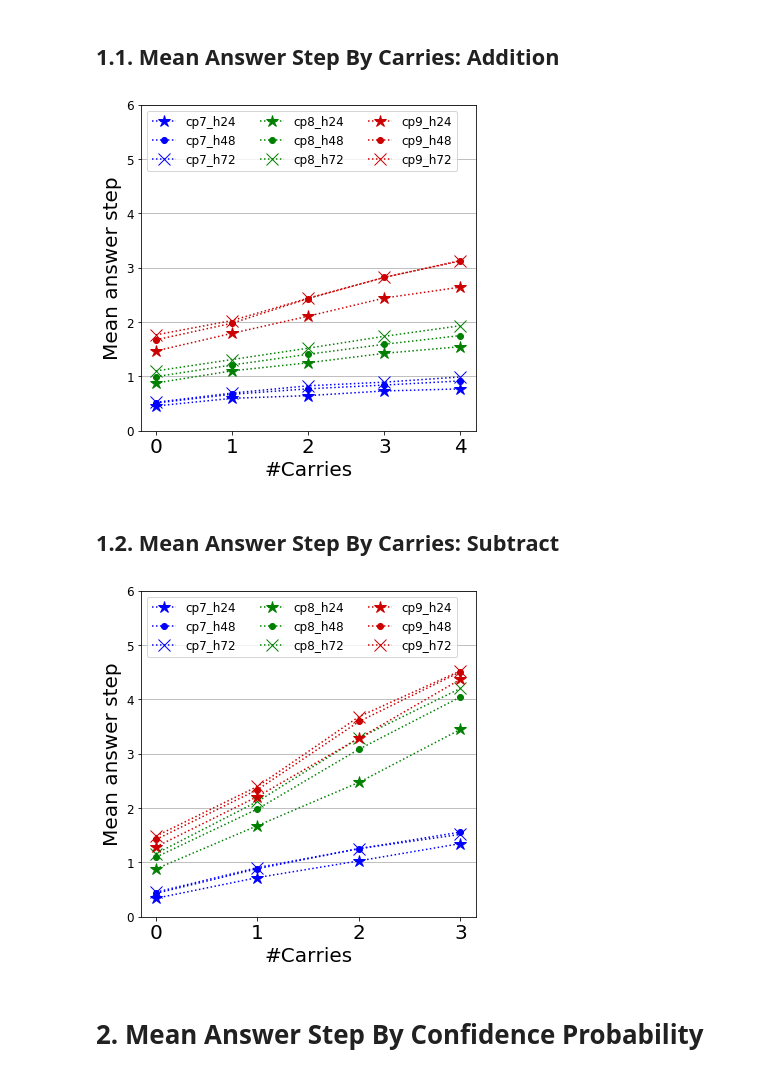
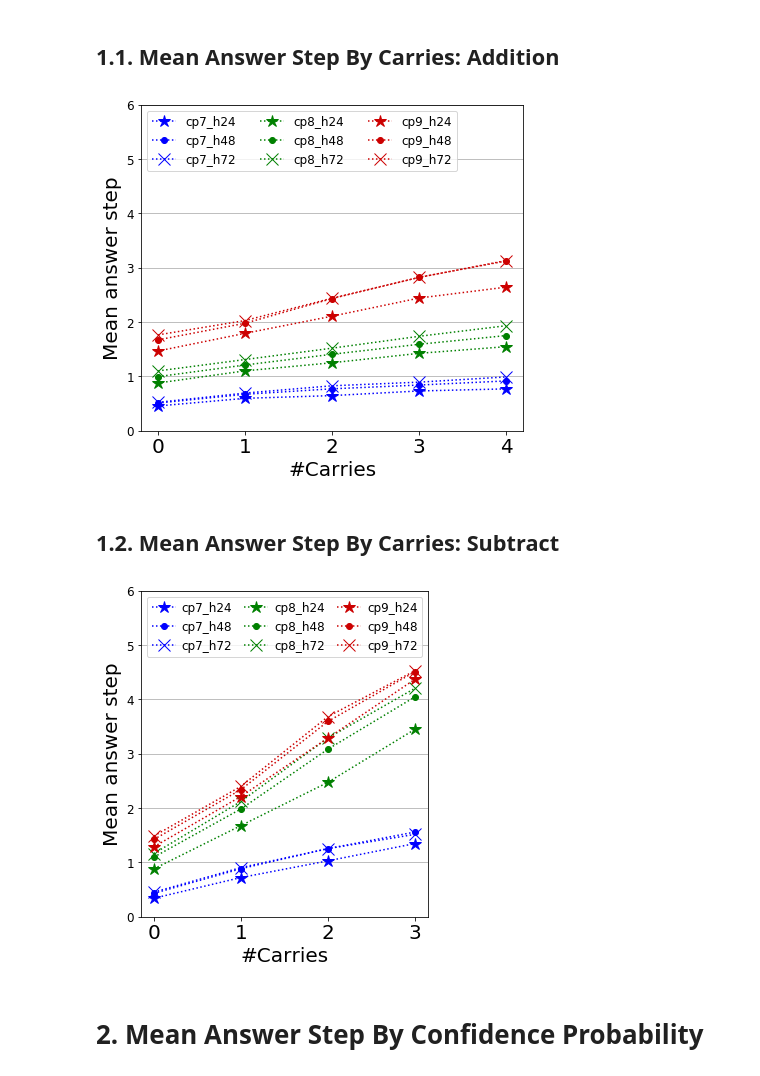
Before and after one commit to sungjae-cho/arithmetic-neural-nets, a Jupyter notebook: 02-1_plot_run_info_stat_iccm2019.ipynb, the cells around one changed output. Cells and saved outputs as stored; diff of their text form; code cells hidden in the pictures.

Commit message:
Update plot images for iccm2019.

```diff
--- a/02-1_plot_run_info_stat_iccm2019.ipynb
+++ b/02-1_plot_run_info_stat_iccm2019.ipynb
@@ -36,7 +36,8 @@ df_mean_answer_step_by_carries_add_cp9_h72 = pd.read_csv(join(config.dir_result_
 # %%
 x = df_mean_answer_step_by_carries_add_cp7_h24['carries'].unique()
 
-plt.figure(figsize=(6, 6))
+n_carry_types = 5
+plt.figure(figsize=(2 * 6 / 7 * (n_carry_types-1), 6))
 plt.xlabel('#Carries', fontsize=font_size['xlabel'])
 plt.ylabel('Mean answer step', fontsize=font_size['ylabel'])
 plt.tick_params(axis='x', labelsize=font_size['xtick'])
@@ -69,34 +70,34 @@ plt.plot(x, y, color='g', linestyle=':', marker='*', markersize=markersize, labe
 
 y = df_mean_answer_step_by_carries_add_cp8_h48.groupby('carries').mean()['mean_answer_steps'].values
 e = df_mean_answer_step_by_carries_add_cp8_h48.groupby('carries').std()['mean_answer_steps'].values
 #plt.errorbar(x, y, e, fmt='b:o', ecolor='orange', capsize=3, label='cp8_h48')
 plt.plot(x, y, color='g', linestyle=':', marker='.', markersize=markersize, label='cp8_h48')
 
 y = df_mean_answer_step_by_carries_add_cp8_h72.groupby('carries').mean()['mean_answer_steps'].values
 e = df_mean_answer_step_by_carries_add_cp8_h72.groupby('carries').std()['mean_answer_steps'].values
 #plt.errorbar(x, y, e, fmt='b:o', ecolor='orange', capsize=3, label='cp8_h72')
 plt.plot(x, y, color='g', linestyle=':', marker='x', markersize=markersize, label='cp8_h72')
 
 y = df_mean_answer_step_by_carries_add_cp9_h24.groupby('carries').mean()['mean_answer_steps'].values
 e = df_mean_answer_step_by_carries_add_cp9_h24.groupby('carries').std()['mean_answer_steps'].values
 #plt.errorbar(x, y, e, fmt='g:o', ecolor='orange', capsize=3, label='cp9_h24')
 plt.plot(x, y, color='#cc0000', linestyle=':', marker='*', markersize=markersize, label='cp9_h24')
 
 y = df_mean_answer_step_by_carries_add_cp9_h48.groupby('carries').mean()['mean_answer_steps'].values
 e = df_mean_answer_step_by_carries_add_cp9_h48.groupby('carries').std()['mean_answer_steps'].values
 #plt.errorbar(x, y, e, fmt='g:o', ecolor='orange', capsize=3, label='cp9_h48')
 plt.plot(x, y, color='#cc0000', linestyle=':', marker='.', markersize=markersize, label='cp9_h48')
 
 y = df_mean_answer_step_by_carries_add_cp9_h72.groupby('carries').mean()['mean_answer_steps'].values
 e = df_mean_answer_step_by_carries_add_cp9_h72.groupby('carries').std()['mean_answer_steps'].values
 #plt.errorbar(x, y, e, fmt='g:o', ecolor='orange', capsize=3, label='cp9_h72')
 plt.plot(x, y, color='#cc0000', linestyle=':', marker='x', markersize=markersize, label='cp9_h72')
 
 plt.legend(ncol=3, loc='upper left', fontsize=12)
 
 save_fig('mean_answer_step_by_carries-add', 'iccm2019')
 # %% [output]
-[figure, old version]
+[figure, new version]
 # %% [markdown]
 ## 1.2. Mean Answer Step By Carries: Subtract
 # %%
@@ -114,7 +115,8 @@ df_mean_answer_step_by_carries_sub_cp9_h72 = pd.read_csv(join(config.dir_result_
 # %%
 x = df_mean_answer_step_by_carries_sub_cp7_h24['carries'].unique()
 
-plt.figure(figsize=(6, 6))
+n_carry_types = 4
+plt.figure(figsize=(2 * 6 / 7 * (n_carry_types-1), 6))
 plt.xlabel('#Carries', fontsize=font_size['xlabel'])
 plt.ylabel('Mean answer step', fontsize=font_size['ylabel'])
 plt.tick_params(axis='x', labelsize=font_size['xtick'])
@@ -170,11 +172,11 @@ e = df_mean_answer_step_by_carries_sub_cp9_h72.groupby('carries').std()['mean_an
 #plt.errorbar(x, y, e, fmt='g:o', ecolor='orange', capsize=3, label='cp9_h72')
 plt.plot(x, y, color='#cc0000', linestyle=':', marker='x', markersize=markersize, label='cp9_h72')
 
-plt.legend(ncol=3, loc='upper left', fontsize=12)
+plt.legend(ncol=3, loc='upper left', fontsize=12, handletextpad=0.5, columnspacing=1)
 
 save_fig('mean_answer_step_by_carries-sub', 'iccm2019')
 # %% [output]
-[figure, old version]
+[figure, new version]
 # %% [markdown]
 # 2. Mean Answer Step By Confidence Probability
 # %% [markdown]
```
Also changed, not shown: 6 other files.
